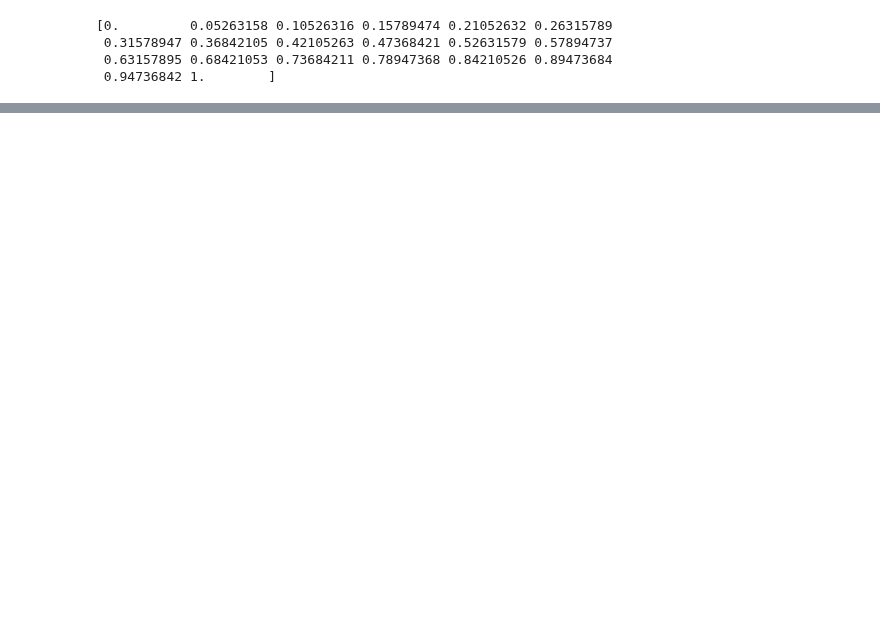
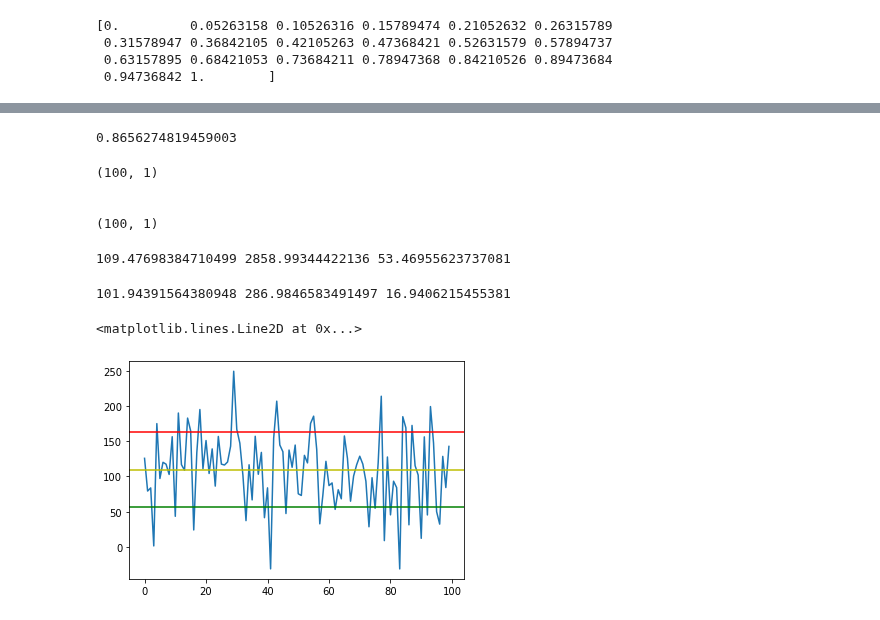
Before and after one commit to ysy2025/Quant, a Jupyter notebook: QuantPractice/量化交易之路-numpy.ipynb, the cells around one changed output, grey strips where cells are left out. Saved outputs shown, nothing was run; the diff lists cells and outputs as text; code cells hidden in the pictures; blank space fills up the shorter version.

```diff
--- a/QuantPractice/量化交易之路-numpy.ipynb
+++ b/QuantPractice/量化交易之路-numpy.ipynb
@@ -116,0 +296,31 @@ print(stock_day_change[0])
+# %%
+np.std(four)
+# %% [output]
+0.8656274819459003
+# %%
+a = np.random.normal(loc = 100, scale = 50, size = (100, 1))
+b = np.random.normal(loc = 100, scale = 20, size = (100, 1))
+print(a.shape)
+print('\n')
+print(b.shape)
+# %% [output]
+(100, 1)
+
+
+(100, 1)
+# %%
+import matplotlib.pyplot as plt
+a_mean = a.mean()
+a_var = a.var()
+a_std = a.std()
+
+print(a_mean, a_var, a_std)
+# %% [output]
+109.47698384710499 2858.99344422136 53.46955623737081
+# %%
+b_mean = b.mean()
+b_var = b.var()
+b_std = b.std()
+print(b_mean, b_var, b_std)
+# %% [output]
+101.94391564380948 286.9846583491497 16.9406215455381
@@ -116,0 +329,12 @@ print(stock_day_change[0])
+# %%
+# 收益绘制的曲线
+plt.plot(a)
+# 平均值+标准差=上线
+plt.axhline(a_mean + a_std, color = 'r')
+# 均值
+plt.axhline(a_mean, color = 'y')
+# 平均值-标准差=下线
+plt.axhline(a_mean - a_std, color = 'g')
+# %% [output]
+<matplotlib.lines.Line2D at 0x...>
+[figure, added]
```
Also changed, not shown: parts of 39 cells of this notebook, 4 other files.
